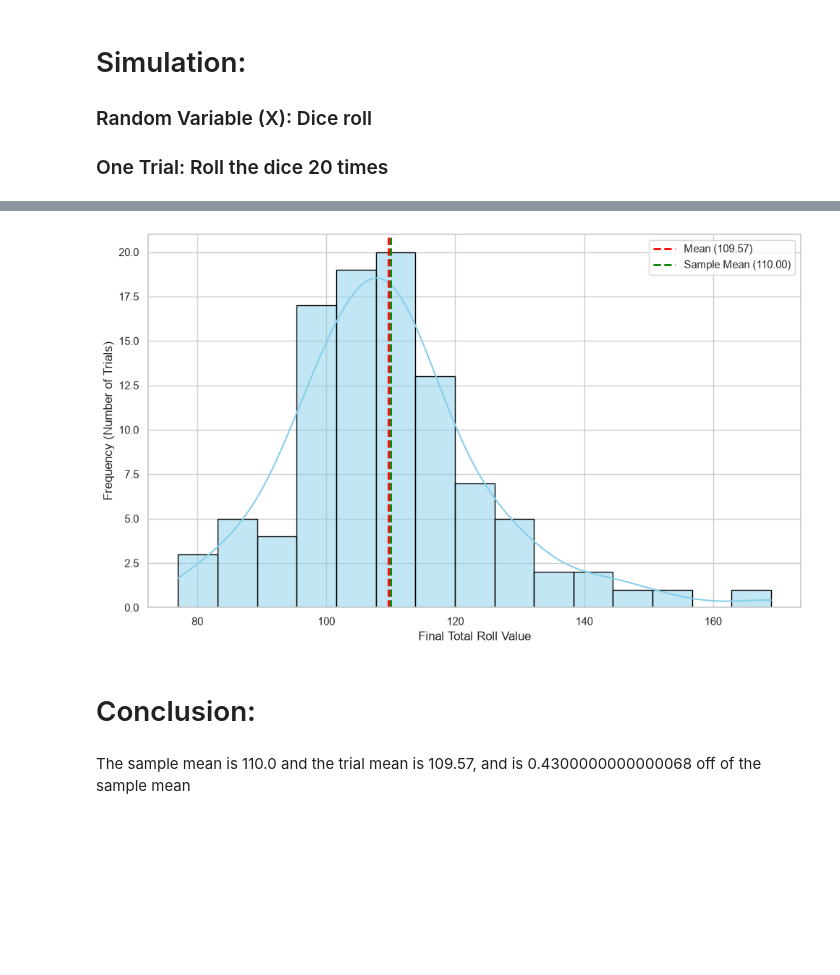
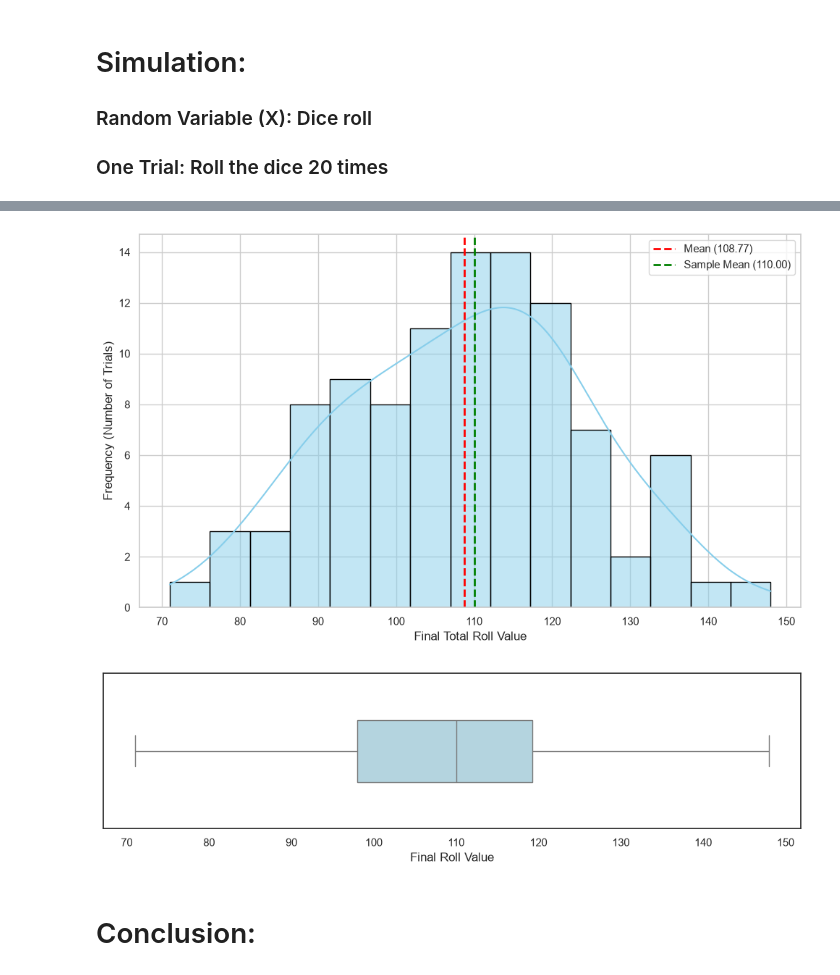
Before and after one commit to DanteSGarrett/AI, a Jupyter notebook: Semester1/Unit2/mario party/Mario_Party.ipynb, the cells around one changed output, grey strips where cells are left out. Cells and saved outputs as stored; diff of their text form; code cells hidden in the pictures; blank space fills up the shorter version.

Commit message:
mario party graphs :O

```diff
--- a/Semester1/Unit2/mario party/Mario_Party.ipynb
+++ b/Semester1/Unit2/mario party/Mario_Party.ipynb
@@ -152,40 +161,52 @@ Standard Deviation: 15.18
 # %%
-# Create a DataFrame containing the final roll values
-final_rolls_df = pd.DataFrame({
-    'Final Roll Value': final_rolls
-})
+def histplot_creation():
+    # Set plot style
+    sns.set_theme(style="whitegrid")
+    plt.figure(figsize=(10, 6))
 
-# Set plot style
-sns.set_theme(style="whitegrid")
-plt.figure(figsize=(10, 6))
+    # Create the histogram with a Kernel Density Estimate (KDE) overlay
+    sns.histplot(
+        data=final_rolls_df,
+        x='Final Roll Value',
+        bins=15,
+        kde=True,
+        color='skyblue',
+        edgecolor='black'
+    )
 
-# Create the histogram with a Kernel Density Estimate (KDE) overlay
-sns.histplot(
-    data=final_rolls_df,
-    x='Final Roll Value',
-    bins=15,
-    kde=True,
-    color='skyblue',
-    edgecolor='black'
-)
+    # Add reference line for the mean value
+    plt.axvline(mean_roll, color='red', linestyle='--', linewidth=2, label=f'Mean ({mean_roll:.2f})')
+    plt.axvline(mean_sample_20_turns, color='green', linestyle='--', linewidth=2, label=f'Sample Mean ({mean_sample_20_turns:.2f})')
 
-# Add reference line for the mean value
-plt.axvline(mean_roll, color='red', linestyle='--', linewidth=2, label=f'Mean ({mean_roll:.2f})')
-plt.axvline(mean_sample_20_turns, color='green', linestyle='--', linewidth=2, label=f'Sample Mean ({mean_sample_20_turns:.2f})')
+    # Axis labels
+    plt.xlabel("Final Total Roll Value", fontsize=12)
+    plt.ylabel("Frequency (Number of Trials)", fontsize=12)
+    plt.legend(loc='upper right')
 
-# Axis labels
-plt.xlabel("Final Total Roll Value", fontsize=12)
-plt.ylabel("Frequency (Number of Trials)", fontsize=12)
-plt.legend(loc='upper right')
-
-plt.tight_layout()
-plt.show()
+    plt.tight_layout()
+    plt.show()
-# %% [output]
-[figure, removed]
+# %%
+def boxplot_creation():
+    # Set plot style
+    sns.set_theme(style="white")
+    plt.figure(figsize=(10, 3))
+
+    # Create the boxplot with individual trial points overlaid
+    sns.boxplot(
+        data=final_rolls_df,
+        x='Final Roll Value',
+        color='lightblue',
+        width=0.4,
+        fliersize=5
+    )
+
+    plt.tight_layout()
+    plt.show()
+# %%
+histplot_creation()
+boxplot_creation()
+# %% [output]
+[figure, added]
+[figure, added]
 # %% [markdown]
 # Conclusion:
-# %%
-difference = round(mean_sample_20_turns - mean_roll)
-display(Markdown(f"The sample mean is {mean_sample_20_turns} and the trial mean is {mean_roll}, and is {} off of the sample mean"))
-# %% [output]
-The sample mean is 110.0 and the trial mean is 109.57, and is 0.4300000000000068 off of the sample mean
```
Also changed, not shown: parts of 1 cell of this notebook.
